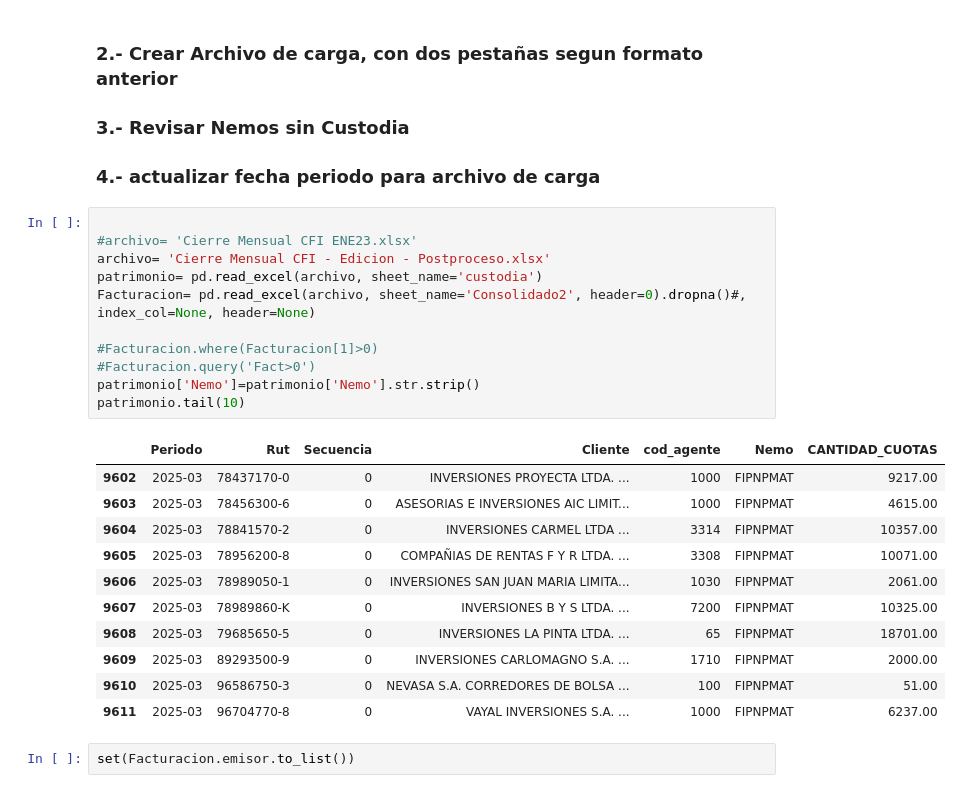
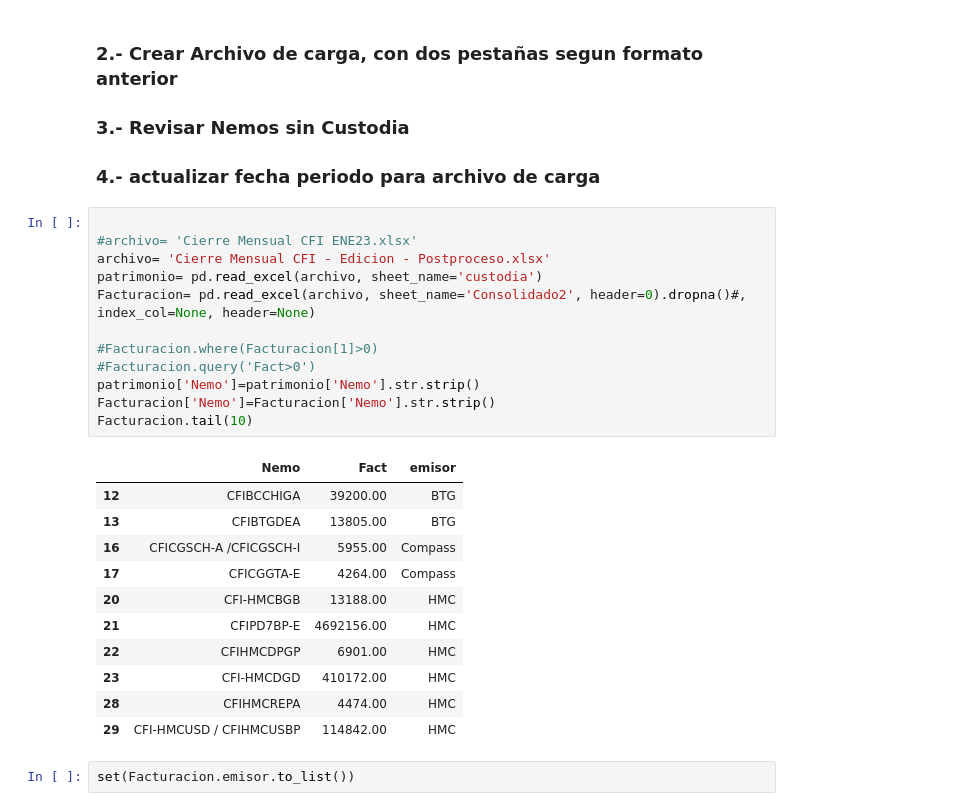
Before and after one commit to Creasys-Risk/comisiones_nevasa, a Jupyter notebook: Prorrata CFI NEVASA- excluir agentes -2025 testr.ipynb, the cells around one changed output. Drawn from its saved outputs; the diff is of its cells as text.

```diff
--- a/Prorrata CFI NEVASA- excluir agentes -2025 testr.ipynb
+++ b/Prorrata CFI NEVASA- excluir agentes -2025 testr.ipynb
@@ -19,26 +19,27 @@ inner join TBPLFICL b on a.rut_cli=b.rut_cli and a.sec_rut_cli=b.sec_rut_cli whe
 # %%
 
 #archivo= 'Cierre Mensual CFI ENE23.xlsx'
 archivo= 'Cierre Mensual CFI - Edicion - Postproceso.xlsx'
 patrimonio= pd.read_excel(archivo, sheet_name='custodia')
 Facturacion= pd.read_excel(archivo, sheet_name='Consolidado2', header=0).dropna()#, index_col=None, header=None)
 
 #Facturacion.where(Facturacion[1]>0)
 #Facturacion.query('Fact>0')
 patrimonio['Nemo']=patrimonio['Nemo'].str.strip()
-patrimonio.tail(10)
+Facturacion['Nemo']=Facturacion['Nemo'].str.strip()
+Facturacion.tail(10)
 # %% [output]
-|  | Periodo | Rut | Secuencia | Cliente | cod_agente | Nemo | CANTIDAD_CUOTAS |
-| 9602 | 2025-03 | 78437170-0 | 0 | INVERSIONES PROYECTA LTDA. ... | 1000 | FIPNPMAT | 9217.00 |
-| 9603 | 2025-03 | 78456300-6 | 0 | ASESORIAS E INVERSIONES AIC LIMIT... | 1000 | FIPNPMAT | 4615.00 |
-| 9604 | 2025-03 | 78841570-2 | 0 | INVERSIONES CARMEL LTDA ... | 3314 | FIPNPMAT | 10357.00 |
-| 9605 | 2025-03 | 78956200-8 | 0 | COMPAÑIAS DE RENTAS F Y R LTDA. ... | 3308 | FIPNPMAT | 10071.00 |
-| 9606 | 2025-03 | 78989050-1 | 0 | INVERSIONES SAN JUAN MARIA LIMITA... | 1030 | FIPNPMAT | 2061.00 |
-| 9607 | 2025-03 | 78989860-K | 0 | INVERSIONES B Y S LTDA. ... | 7200 | FIPNPMAT | 10325.00 |
-| 9608 | 2025-03 | 79685650-5 | 0 | INVERSIONES LA PINTA LTDA. ... | 65 | FIPNPMAT | 18701.00 |
-| 9609 | 2025-03 | 89293500-9 | 0 | INVERSIONES CARLOMAGNO S.A. ... | 1710 | FIPNPMAT | 2000.00 |
-| 9610 | 2025-03 | 96586750-3 | 0 | NEVASA S.A. CORREDORES DE BOLSA ... | 100 | FIPNPMAT | 51.00 |
-| 9611 | 2025-03 | 96704770-8 | 0 | VAYAL INVERSIONES S.A. ... | 1000 | FIPNPMAT | 6237.00 |
+|  | Nemo | Fact | emisor |
+| 12 | CFIBCCHIGA | 39200.00 | BTG |
+| 13 | CFIBTGDEA | 13805.00 | BTG |
+| 16 | CFICGSCH-A /CFICGSCH-I | 5955.00 | Compass |
+| 17 | CFICGGTA-E | 4264.00 | Compass |
+| 20 | CFI-HMCBGB | 13188.00 | HMC |
+| 21 | CFIPD7BP-E | 4692156.00 | HMC |
+| 22 | CFIHMCDPGP | 6901.00 | HMC |
+| 23 | CFI-HMCDGD | 410172.00 | HMC |
+| 28 | CFIHMCREPA | 4474.00 | HMC |
+| 29 | CFI-HMCUSD / CFIHMCUSBP | 114842.00 | HMC |
 # %%
 set(Facturacion.emisor.to_list())
 # %% [output]
```
Also changed, not shown: parts of 11 cells of this notebook, 2 other files.
